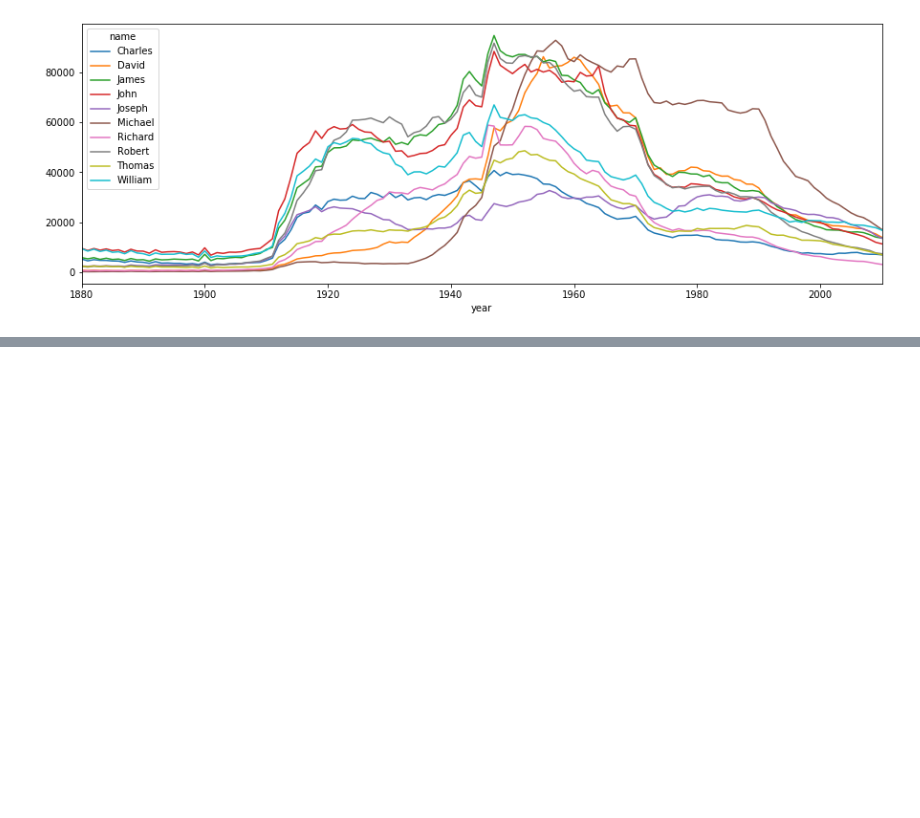
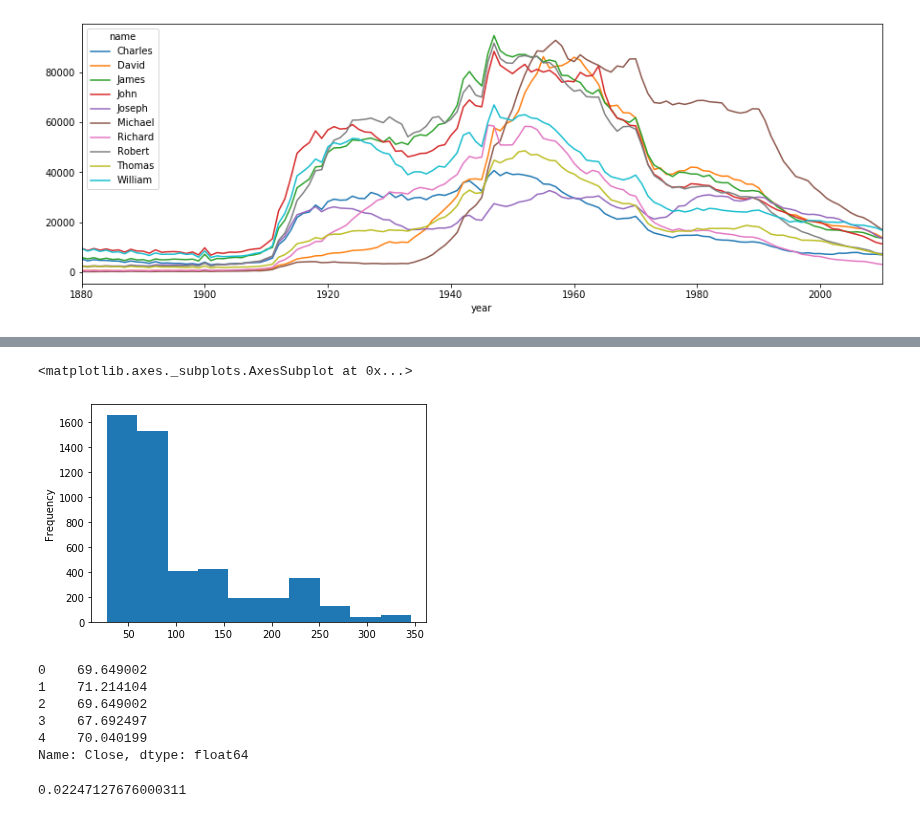
Before and after one commit to ywchiu/taipeifubon, a Jupyter notebook: Demo20200303.ipynb, the cells around one changed output, grey strips where cells are left out. Cells and saved outputs as stored; diff of their text form; code cells hidden in the pictures; blank space fills up the shorter version.

```diff
--- a/Demo20200303.ipynb
+++ b/Demo20200303.ipynb
@@ -322,0 +514,18 @@ df.plot(rot=0, figsize=(15, 5))
+# %%
+df['Close'].plot(kind = 'hist')
+# %% [output]
+<matplotlib.axes._subplots.AxesSubplot at 0x...>
+[figure, added]
+# %%
+df['Close'].head()
+# %% [output]
+0    69.649002
+1    71.214104
+2    69.649002
+3    67.692497
+4    70.040199
+Name: Close, dtype: float64
+# %%
+(71.214104 - 69.649002) / 69.649002
+# %% [output]
+0.02247127676000311
```
Also changed, not shown: parts of 50 cells of this notebook.
